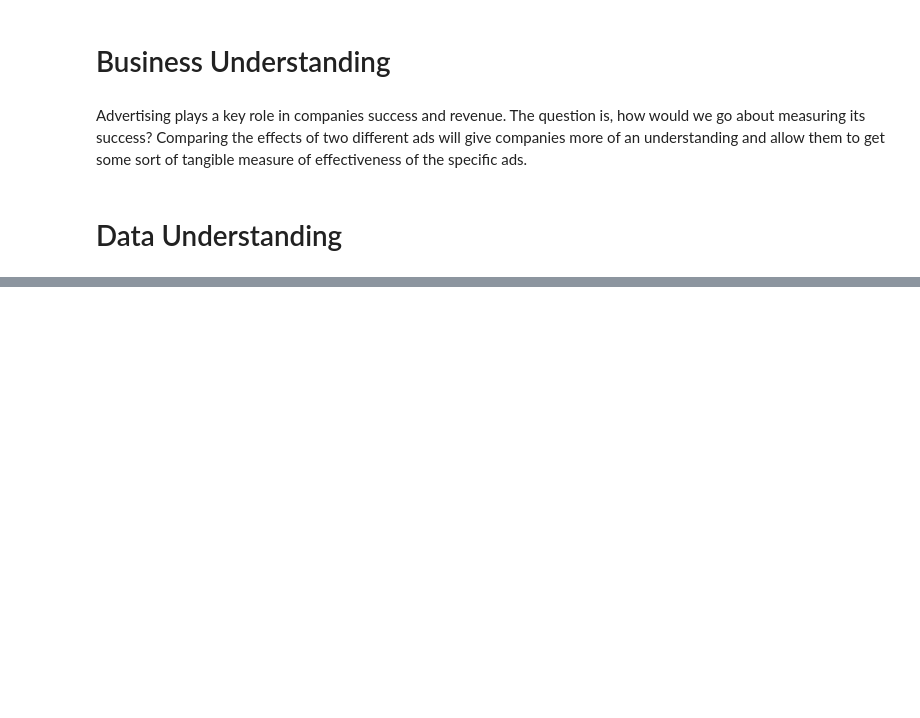
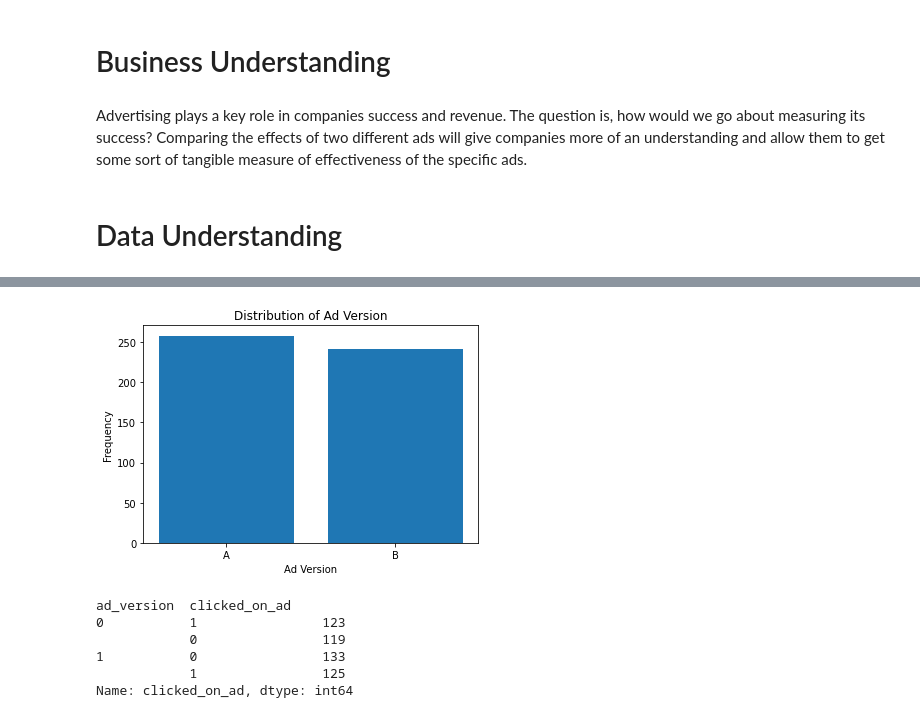
Before and after one commit to zachagreenberg/AdCampaignTesting, a Jupyter notebook: eda-testing-eval.ipynb, the cells around one changed output, grey strips where cells are left out. Drawn from its saved outputs; the diff is of its cells as text; code cells hidden in the pictures; blank space fills up the shorter version.

```diff
--- a/eda-testing-eval.ipynb
+++ b/eda-testing-eval.ipynb
@@ -73,0 +99,18 @@ df.describe()
+# %%
+fig, ax = plt.subplots()
+ax.bar(x=['A', 'B'], height = df.ad_version.value_counts())
+ax.set_xlabel('Ad Version')
+ax.set_ylabel('Frequency')
+ax.set_title('Distribution of Ad Version')
+plt.show()
+# %% [output]
+[figure, added]
+# %%
+df.groupby(by=df['ad_version'])['clicked_on_ad'].value_counts()
+# %% [output]
+ad_version  clicked_on_ad
+0           1                123
+            0                119
+1           0                133
+            1                125
+Name: clicked_on_ad, dtype: int64
```
Also changed, not shown: parts of 11 cells of this notebook.
